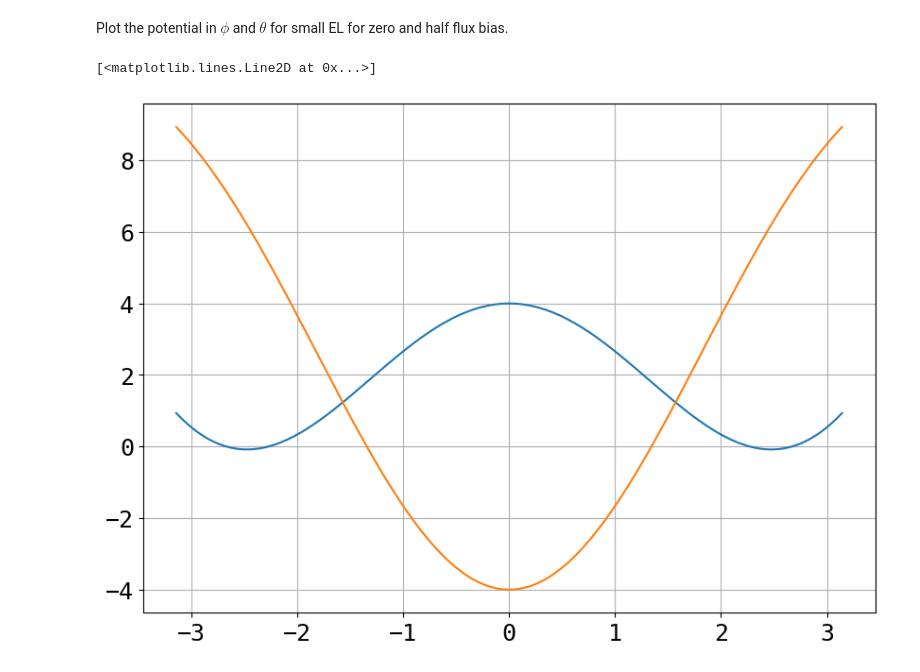
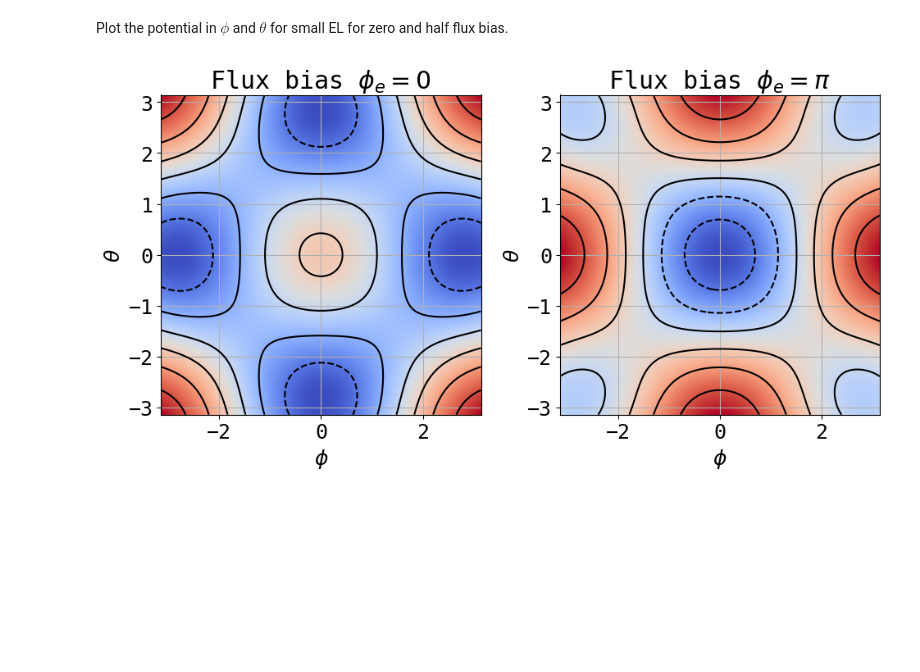
Before and after one commit to Shellf1sh/Superconducting-Qubits-Course, a Jupyter notebook: Week1/Week1Code.ipynb, the cells around one changed output. Saved outputs shown, nothing was run; the diff lists cells and outputs as text; code cells hidden in the pictures; blank space fills up the shorter version.

Commit message:
Made contour plots

```diff
--- a/Week1/Week1Code.ipynb
+++ b/Week1/Week1Code.ipynb
@@ -9,14 +9,32 @@ plt.rcParams['font.family'] = 'Monospace'
 plt.rcParams['figure.figsize'] = [8,6]
 # %% [markdown]
 Plot the potential in $\phi$ and $\theta$ for small EL for zero and half flux bias.
-# %%
-x = np.linspace(-np.pi, np.pi, 200)
-
-y1 = x**2/2 + 4*np.cos(x)
-y2 = x**2/2 + 4*np.cos(x + np.pi)
-
-plt.plot(x,y1)
-plt.plot(x,y2)
-# %% [output]
-[<matplotlib.lines.Line2D at 0x...>]
-[figure, removed]
+# %%
+x = np.linspace(-np.pi, np.pi, 200)
+y = np.linspace(-np.pi, np.pi, 200)
+
+def pot(phi, theta, phi_e, E_C = 10, E_L = 1):
+    return E_L*phi**2/2 + E_L*theta**2/2 + E_C*np.cos(phi+phi_e)*np.cos(theta)
+
+X, Y = np.meshgrid(x, y)
+
+potentialphi0 = pot(X, Y, phi_e=0)
+potentialphipi = pot(X, Y, phi_e=np.pi)
+
+
+fig, (ax1, ax2) = plt.subplots(1, 2)
+
+contourOffset = (np.amax(potentialphi0)-np.amin(potentialphi0))/10
+
+ax1.imshow(potentialphi0, extent=[-np.pi, np.pi, -np.pi, np.pi], cmap="coolwarm")
+ax1.contour(X, Y, potentialphi0, np.linspace(np.amin(potentialphi0)+contourOffset, np.amax(potentialphi0)-contourOffset, 6), colors="black")
+ax1.set(xlabel = "$\phi$", ylabel = "$\\theta$", title = "Flux bias $\phi_e=0$")
+
+
+ax2.imshow(potentialphipi, extent=[-np.pi, np.pi, -np.pi, np.pi], cmap="coolwarm")
+ax2.contour(X, Y, potentialphipi, np.linspace(np.amin(potentialphipi)+contourOffset, np.amax(potentialphipi)-contourOffset, 6), colors="black")
+ax2.set(xlabel = "$\phi$", ylabel = "$\\theta$", title = "Flux bias $\phi_e=\pi$")
+
+fig.tight_layout()
+# %% [output]
+[figure, added]
```
